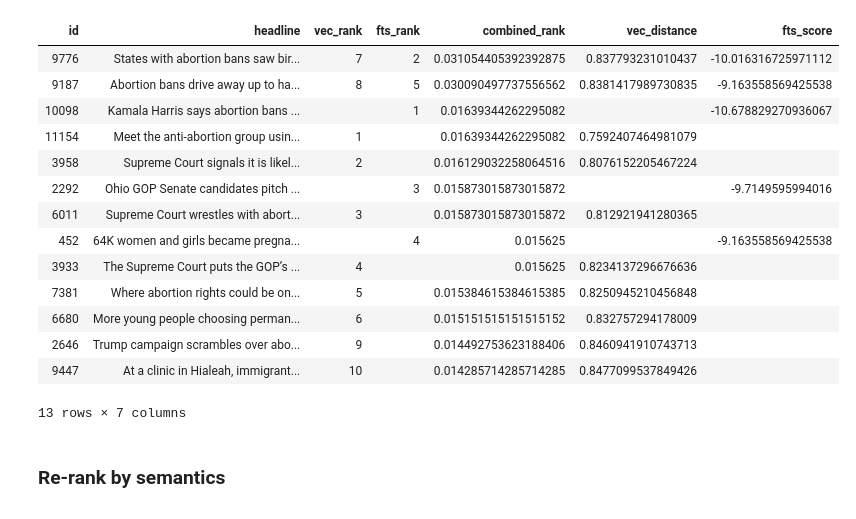
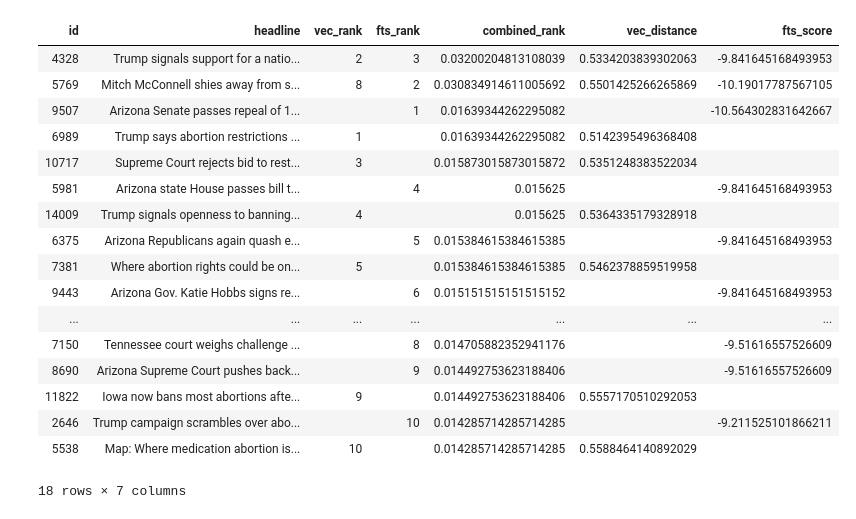
Before and after one commit to asg017/sqlite-vec, a Jupyter notebook: examples/nbc-headlines/3_search.ipynb, the cells around one changed output. Cells and saved outputs as stored; diff of their text form; code cells hidden in the pictures.

Commit message:
nbc headlines updates

```diff
--- a/examples/nbc-headlines/3_search.ipynb
+++ b/examples/nbc-headlines/3_search.ipynb
@@ -133,65 +156,64 @@ select * from final;
 # %%
-.param set query abortion bans
+.param set query abortion ban
 
 
+.param set k 10
+.param set rrf_k 60
 .param set weight_fts 1.0
 .param set weight_vec 1.0
-.param set rrf_k 60
-.param set k 10
-
 
 with vec_matches as (
   select
     article_id,
     row_number() over (order by distance) as rank_number,
     distance
-  from vec_headlines
+  from vec_articles
   where
     headline_embedding match lembed(:query)
     and k = :k
-  order by distance
 ),
 fts_matches as (
   select
     rowid,
     row_number() over (order by rank) as rank_number,
     rank as score
-  from fts_headlines
+  from fts_articles
   where headline match :query
   limit :k
 ),
 final as (
   select
     articles.id,
     articles.headline,
     vec_matches.rank_number as vec_rank,
     fts_matches.rank_number as fts_rank,
     coalesce(1.0 / (:rrf_k + fts_matches.rank_number), 0.0) * :weight_fts
     + coalesce(1.0 / (:rrf_k + vec_matches.rank_number), 0.0) * :weight_vec
       as combined_rank,
     vec_matches.distance as vec_distance,
     fts_matches.score as fts_score
   from fts_matches
   full outer join vec_matches on vec_matches.article_id = fts_matches.rowid
   join articles on articles.rowid = coalesce(fts_matches.rowid, vec_matches.article_id)
   order by combined_rank desc
 )
 select * from final;
 # %% [output]
 | id | headline | vec_rank | fts_rank | combined_rank | vec_distance | fts_score |
-| 9776 | States with abortion bans saw bir... | 7 | 2 | 0.031054405392392875 | 0.837793231010437 | -10.016316725971112 |
-| 9187 | Abortion bans drive away up to ha... | 8 | 5 | 0.030090497737556562 | 0.8381417989730835 | -9.163558569425538 |
-| 10098 | Kamala Harris says abortion bans ... |  | 1 | 0.01639344262295082 |  | -10.678829270936067 |
-| 11154 | Meet the anti-abortion group usin... | 1 |  | 0.01639344262295082 | 0.7592407464981079 |  |
-| 3958 | Supreme Court signals it is likel... | 2 |  | 0.016129032258064516 | 0.8076152205467224 |  |
-| 2292 | Ohio GOP Senate candidates pitch ... |  | 3 | 0.015873015873015872 |  | -9.7149595994016 |
-| 6011 | Supreme Court wrestles with abort... | 3 |  | 0.015873015873015872 | 0.812921941280365 |  |
-| 452 | 64K women and girls became pregna... |  | 4 | 0.015625 |  | -9.163558569425538 |
-| 3933 | The Supreme Court puts the GOP’s ... | 4 |  | 0.015625 | 0.8234137296676636 |  |
-| 7381 | Where abortion rights could be on... | 5 |  | 0.015384615384615385 | 0.8250945210456848 |  |
-| 6680 | More young people choosing perman... | 6 |  | 0.015151515151515152 | 0.832757294178009 |  |
-| 2646 | Trump campaign scrambles over abo... | 9 |  | 0.014492753623188406 | 0.8460941910743713 |  |
-| 9447 | At a clinic in Hialeah, immigrant... | 10 |  | 0.014285714285714285 | 0.8477099537849426 |  |
+| 4328 | Trump signals support for a natio... | 2 | 3 | 0.03200204813108039 | 0.5334203839302063 | -9.841645168493953 |
+| 5769 | Mitch McConnell shies away from s... | 8 | 2 | 0.030834914611005692 | 0.5501425266265869 | -10.19017787567105 |
+| 9507 | Arizona Senate passes repeal of 1... |  | 1 | 0.01639344262295082 |  | -10.564302831642667 |
+| 6989 | Trump says abortion restrictions ... | 1 |  | 0.01639344262295082 | 0.5142395496368408 |  |
+| 10717 | Supreme Court rejects bid to rest... | 3 |  | 0.015873015873015872 | 0.5351248383522034 |  |
+| 5981 | Arizona state House passes bill t... |  | 4 | 0.015625 |  | -9.841645168493953 |
+| 14009 | Trump signals openness to banning... | 4 |  | 0.015625 | 0.5364335179328918 |  |
+| 6375 | Arizona Republicans again quash e... |  | 5 | 0.015384615384615385 |  | -9.841645168493953 |
+| 7381 | Where abortion rights could be on... | 5 |  | 0.015384615384615385 | 0.5462378859519958 |  |
+| 9443 | Arizona Gov. Katie Hobbs signs re... |  | 6 | 0.015151515151515152 |  | -9.841645168493953 |
+| ... | ... | ... | ... | ... | ... | ... |
+| 7150 | Tennessee court weighs challenge ... |  | 8 | 0.014705882352941176 |  | -9.51616557526609 |
+| 8690 | Arizona Supreme Court pushes back... |  | 9 | 0.014492753623188406 |  | -9.51616557526609 |
+| 11822 | Iowa now bans most abortions afte... | 9 |  | 0.014492753623188406 | 0.5557170510292053 |  |
+| 2646 | Trump campaign scrambles over abo... |  | 10 | 0.014285714285714285 |  | -9.211525101866211 |
+| 5538 | Map: Where medication abortion is... | 10 |  | 0.014285714285714285 | 0.5588464140892029 |  |
-13 rows × 7 columns
+18 rows × 7 columns
-# %% [markdown]
-### Re-rank by semantics
```
Also changed, not shown: parts of 20 cells of this notebook, 2 other files.
